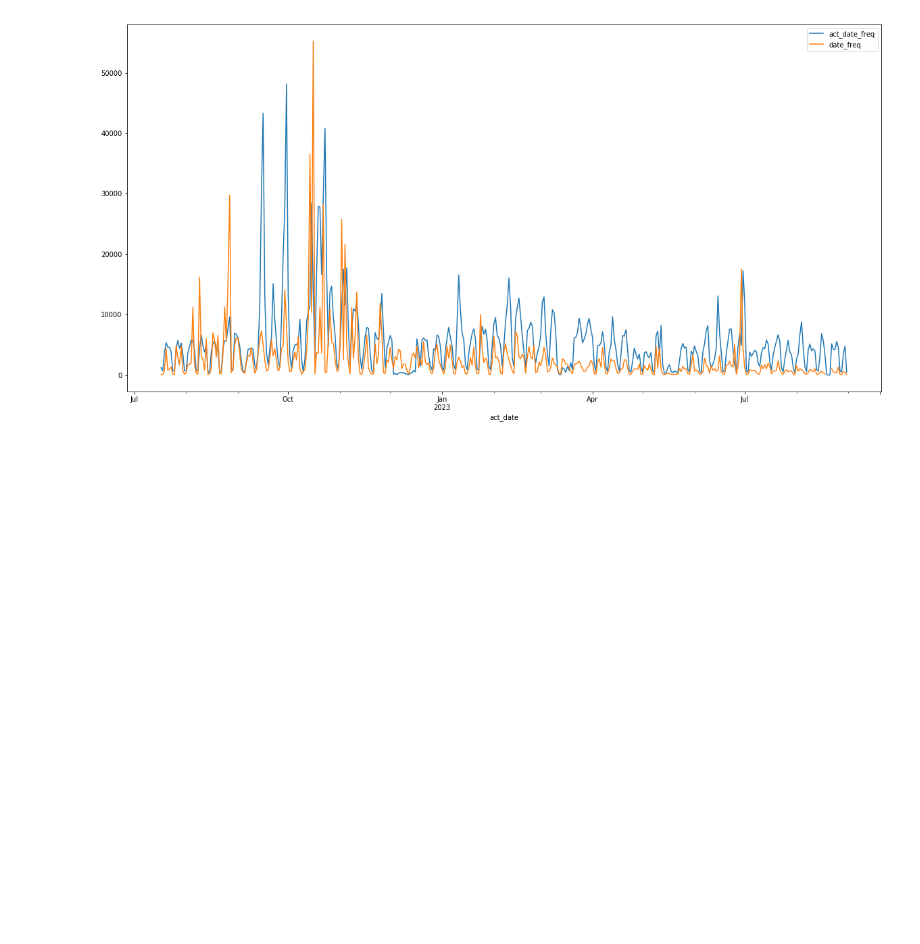
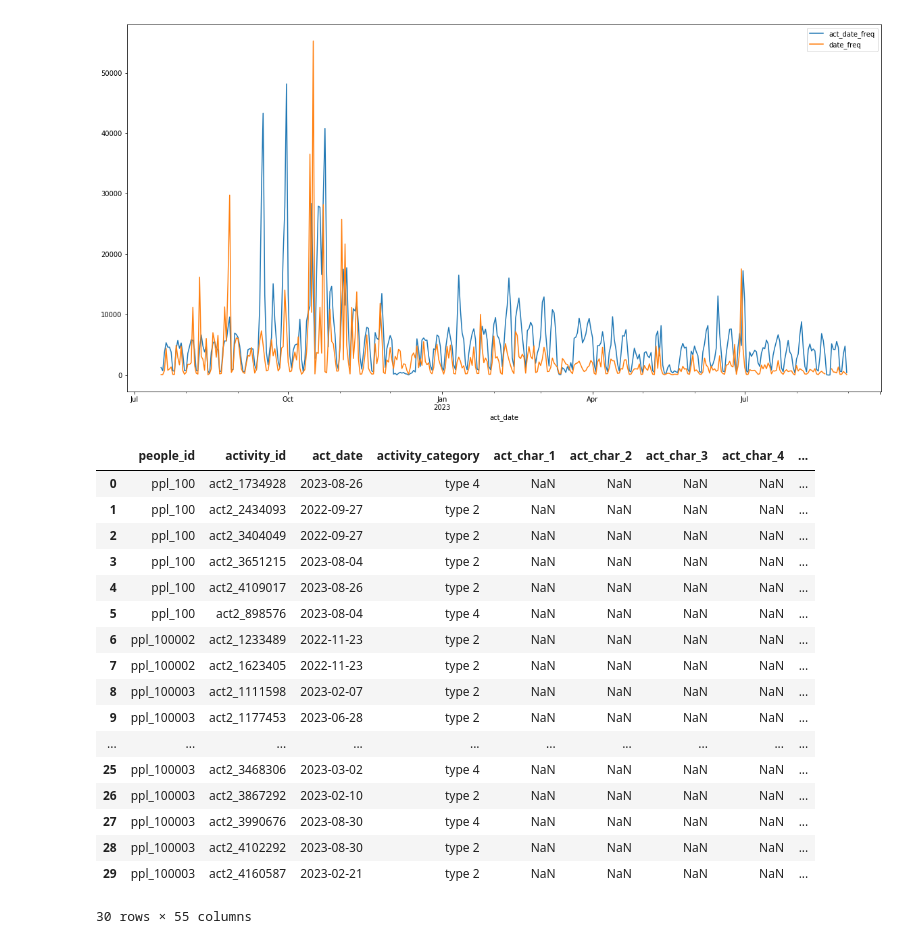
Before and after one commit to YangHong92/ADML-BuisnessValuePrediction, a Jupyter notebook: data_process/data-process-nora.ipynb, the cells around one changed output. Saved outputs shown, nothing was run; the diff lists cells and outputs as text; code cells hidden in the pictures; blank space fills up the shorter version.

Commit message:
check data type

```diff
--- a/data_process/data-process-nora.ipynb
+++ b/data_process/data-process-nora.ipynb
@@ -13,8 +13,15 @@ a = train.columns[sel_col]
 b = ['act_' + train.columns[i] for i in sel_col]
 mapping = dict(zip(a, b))
 
+sel_col_ppl = np.arange(1,41)
+a_ppl = people.columns[sel_col_ppl]
+b_ppl = ['ppl_' + people.columns[i] for i in sel_col_ppl]
+mapping_ppl = dict(zip(a_ppl, b_ppl))
+
 train = train.rename(columns=mapping)
 test = test.rename(columns=mapping)
+people = people.rename(columns=mapping_ppl)
+
 
 df_train = pd.merge(train, people, on='people_id')
 df_test = pd.merge(test, people, on='people_id')
@@ -69,3 +78,24 @@ date.plot(figsize=(20, 10))
 # %% [output]
 <matplotlib.axes._subplots.AxesSubplot at 0x...>
 [figure]
+# %%
+df_train[:30]
+# %% [output]
+|  | people_id | activity_id | act_date | activity_category | act_char_1 | act_char_2 | act_char_3 | act_char_4 | ... |
+| 0 | ppl_100 | act2_1734928 | 2023-08-26 | type 4 | NaN | NaN | NaN | NaN | ... |
+| 1 | ppl_100 | act2_2434093 | 2022-09-27 | type 2 | NaN | NaN | NaN | NaN | ... |
+| 2 | ppl_100 | act2_3404049 | 2022-09-27 | type 2 | NaN | NaN | NaN | NaN | ... |
+| 3 | ppl_100 | act2_3651215 | 2023-08-04 | type 2 | NaN | NaN | NaN | NaN | ... |
+| 4 | ppl_100 | act2_4109017 | 2023-08-26 | type 2 | NaN | NaN | NaN | NaN | ... |
+| 5 | ppl_100 | act2_898576 | 2023-08-04 | type 4 | NaN | NaN | NaN | NaN | ... |
+| 6 | ppl_100002 | act2_1233489 | 2022-11-23 | type 2 | NaN | NaN | NaN | NaN | ... |
+| 7 | ppl_100002 | act2_1623405 | 2022-11-23 | type 2 | NaN | NaN | NaN | NaN | ... |
+| 8 | ppl_100003 | act2_1111598 | 2023-02-07 | type 2 | NaN | NaN | NaN | NaN | ... |
+| 9 | ppl_100003 | act2_1177453 | 2023-06-28 | type 2 | NaN | NaN | NaN | NaN | ... |
+| ... | ... | ... | ... | ... | ... | ... | ... | ... | ... |
+| 25 | ppl_100003 | act2_3468306 | 2023-03-02 | type 4 | NaN | NaN | NaN | NaN | ... |
+| 26 | ppl_100003 | act2_3867292 | 2023-02-10 | type 2 | NaN | NaN | NaN | NaN | ... |
+| 27 | ppl_100003 | act2_3990676 | 2023-08-30 | type 4 | NaN | NaN | NaN | NaN | ... |
+| 28 | ppl_100003 | act2_4102292 | 2023-08-30 | type 2 | NaN | NaN | NaN | NaN | ... |
+| 29 | ppl_100003 | act2_4160587 | 2023-02-21 | type 2 | NaN | NaN | NaN | NaN | ... |
+30 rows × 55 columns
```
Also changed, not shown: parts of 1 cell of this notebook.
